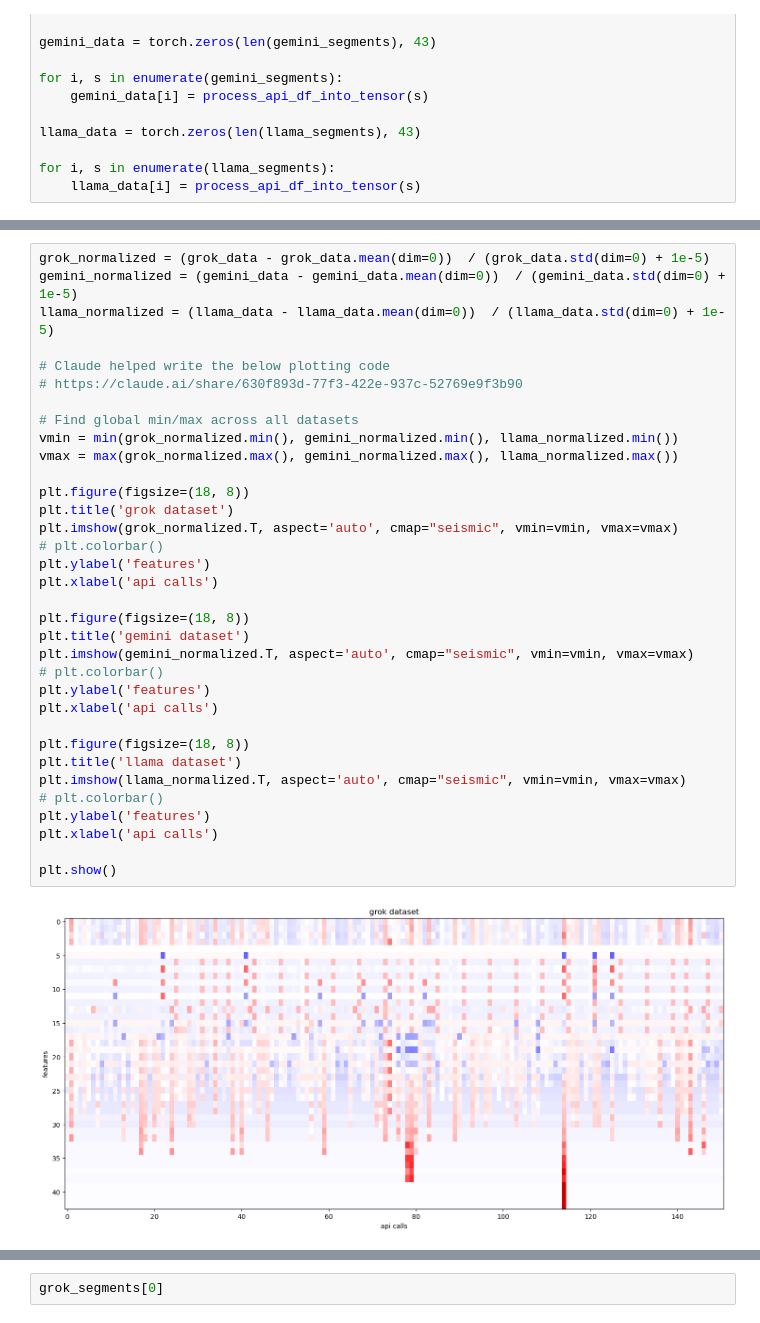
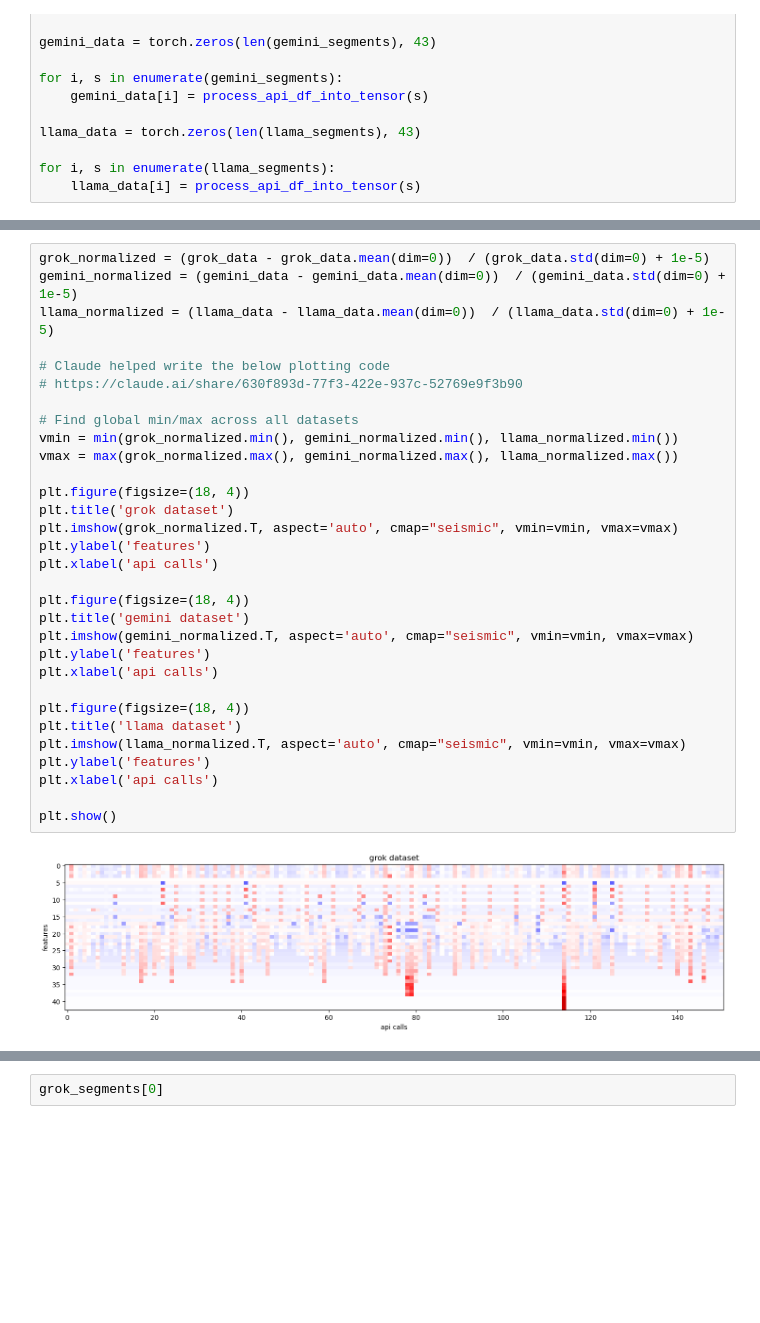
Before and after one commit to noise-course/course-project-zroe1, a Jupyter notebook: main.ipynb, the cells around one changed output, grey strips where cells are left out. Drawn from its saved outputs; the diff is of its cells as text; blank space fills up the shorter version.

```diff
--- a/main.ipynb
+++ b/main.ipynb
@@ -425,36 +417,33 @@ tensor([0., 0., 0., 0., 0., 0., 0., 0., 0., 0., 0., 0., 0., 0., 0., 0., 0., 0.,
 # %%
 grok_normalized = (grok_data - grok_data.mean(dim=0))  / (grok_data.std(dim=0) + 1e-5)
 gemini_normalized = (gemini_data - gemini_data.mean(dim=0))  / (gemini_data.std(dim=0) + 1e-5)
 llama_normalized = (llama_data - llama_data.mean(dim=0))  / (llama_data.std(dim=0) + 1e-5)
 
 # Claude helped write the below plotting code
 # https://claude.ai/share/630f893d-77f3-422e-937c-52769e9f3b90
 
 # Find global min/max across all datasets
 vmin = min(grok_normalized.min(), gemini_normalized.min(), llama_normalized.min())
 vmax = max(grok_normalized.max(), gemini_normalized.max(), llama_normalized.max())
 
-plt.figure(figsize=(18, 8))
+plt.figure(figsize=(18, 4))
 plt.title('grok dataset')
 plt.imshow(grok_normalized.T, aspect='auto', cmap="seismic", vmin=vmin, vmax=vmax)
-# plt.colorbar()
 plt.ylabel('features')
 plt.xlabel('api calls')
 
-plt.figure(figsize=(18, 8))
+plt.figure(figsize=(18, 4))
 plt.title('gemini dataset')
 plt.imshow(gemini_normalized.T, aspect='auto', cmap="seismic", vmin=vmin, vmax=vmax)
-# plt.colorbar()
 plt.ylabel('features')
 plt.xlabel('api calls')
 
-plt.figure(figsize=(18, 8))
+plt.figure(figsize=(18, 4))
 plt.title('llama dataset')
 plt.imshow(llama_normalized.T, aspect='auto', cmap="seismic", vmin=vmin, vmax=vmax)
-# plt.colorbar()
 plt.ylabel('features')
 plt.xlabel('api calls')
 
 plt.show()
 # %% [output]
-[figure, old version]
+[figure, new version]
```
Also changed, not shown: parts of 13 cells of this notebook.
